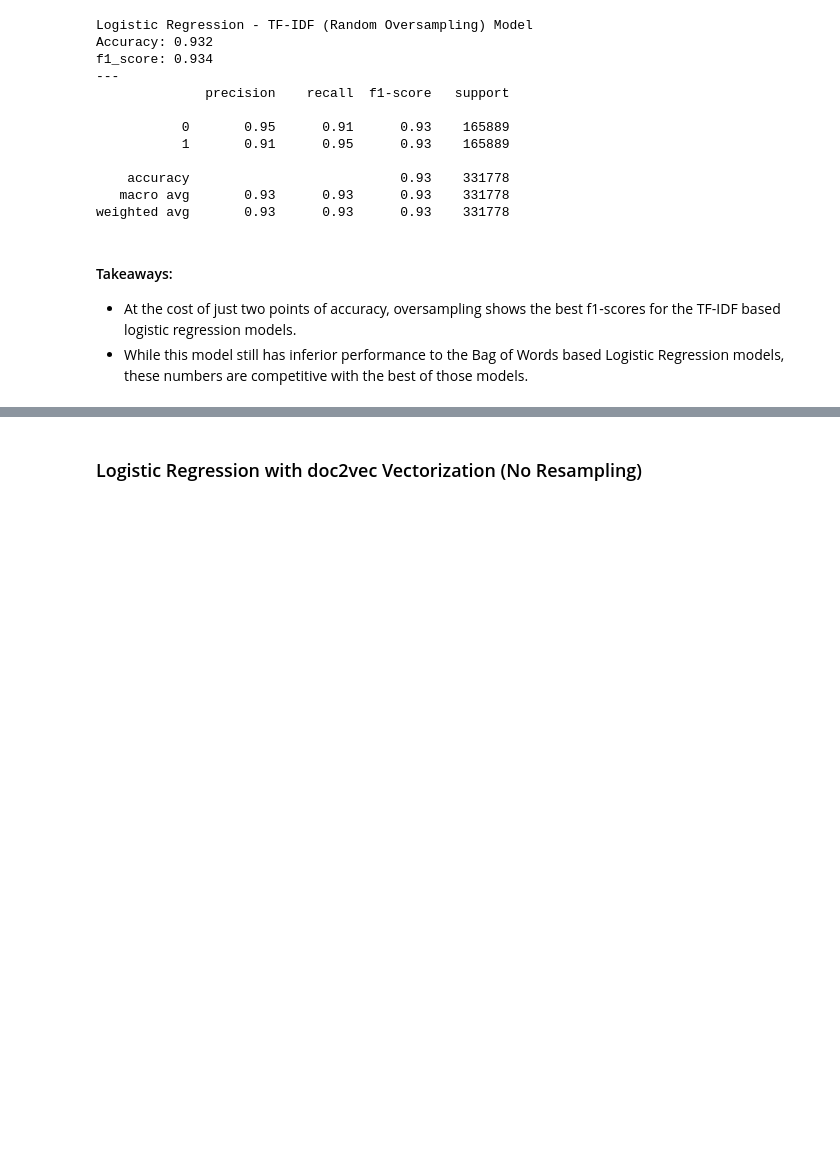
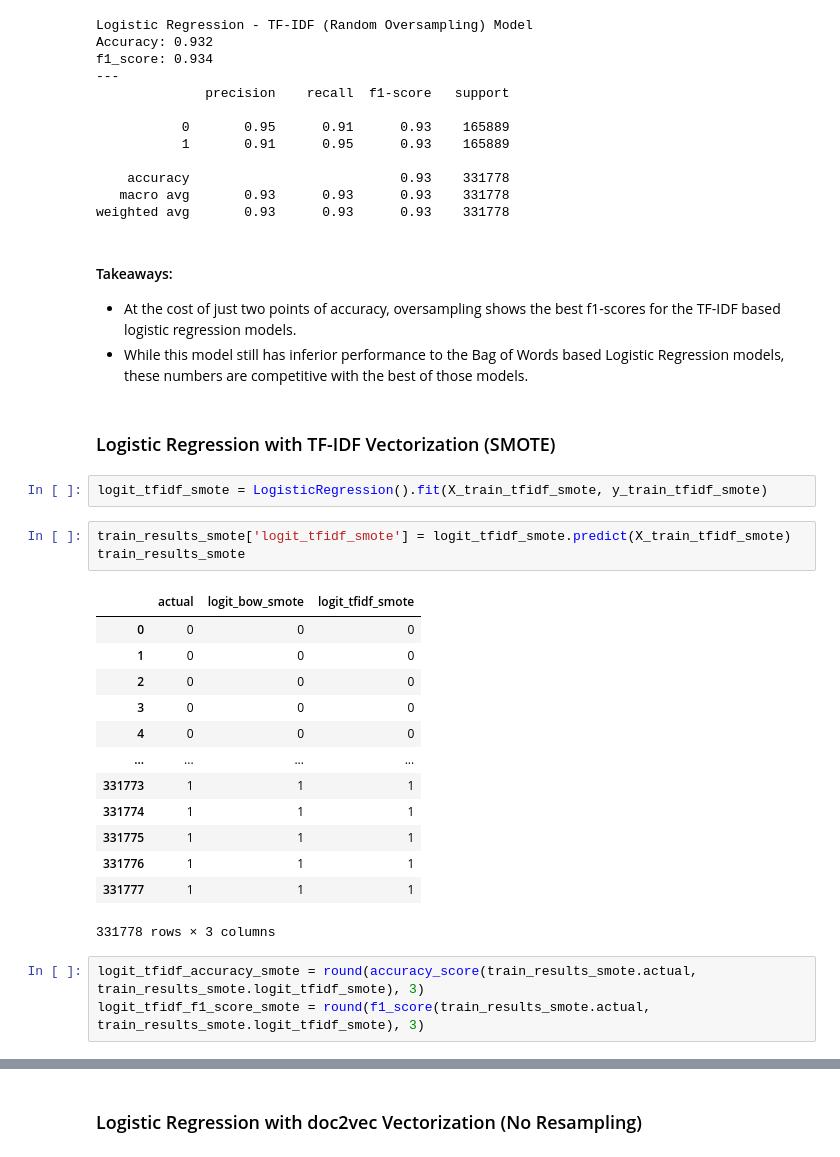
Before and after one commit to adam-gomez/finding-fake-news, a Jupyter notebook: walkthrough.ipynb, the cells around one changed output, grey strips where cells are left out. Cells and saved outputs as stored; diff of their text form; blank space fills up the shorter version.

```diff
--- a/walkthrough.ipynb
+++ b/walkthrough.ipynb
@@ -1640,3 +1640,27 @@ weighted avg       0.93      0.93      0.93    331778
 #### Takeaways:
 - At the cost of just two points of accuracy, oversampling shows the best f1-scores for the TF-IDF based logistic regression models.
 - While this model still has inferior performance to the Bag of Words based Logistic Regression models, these numbers are competitive with the best of those models.
+# %% [markdown]
+### Logistic Regression with TF-IDF Vectorization (SMOTE)
+# %%
+logit_tfidf_smote = LogisticRegression().fit(X_train_tfidf_smote, y_train_tfidf_smote)
+# %%
+train_results_smote['logit_tfidf_smote'] = logit_tfidf_smote.predict(X_train_tfidf_smote)
+train_results_smote
+# %% [output]
+|  | actual | logit_bow_smote | logit_tfidf_smote |
+| 0 | 0 | 0 | 0 |
+| 1 | 0 | 0 | 0 |
+| 2 | 0 | 0 | 0 |
+| 3 | 0 | 0 | 0 |
+| 4 | 0 | 0 | 0 |
+| ... | ... | ... | ... |
+| 331773 | 1 | 1 | 1 |
+| 331774 | 1 | 1 | 1 |
+| 331775 | 1 | 1 | 1 |
+| 331776 | 1 | 1 | 1 |
+| 331777 | 1 | 1 | 1 |
+331778 rows × 3 columns
+# %%
+logit_tfidf_accuracy_smote = round(accuracy_score(train_results_smote.actual, train_results_smote.logit_tfidf_smote), 3)
+logit_tfidf_f1_score_smote = round(f1_score(train_results_smote.actual, train_results_smote.logit_tfidf_smote), 3)
```
Also changed, not shown: parts of 17 cells of this notebook.
